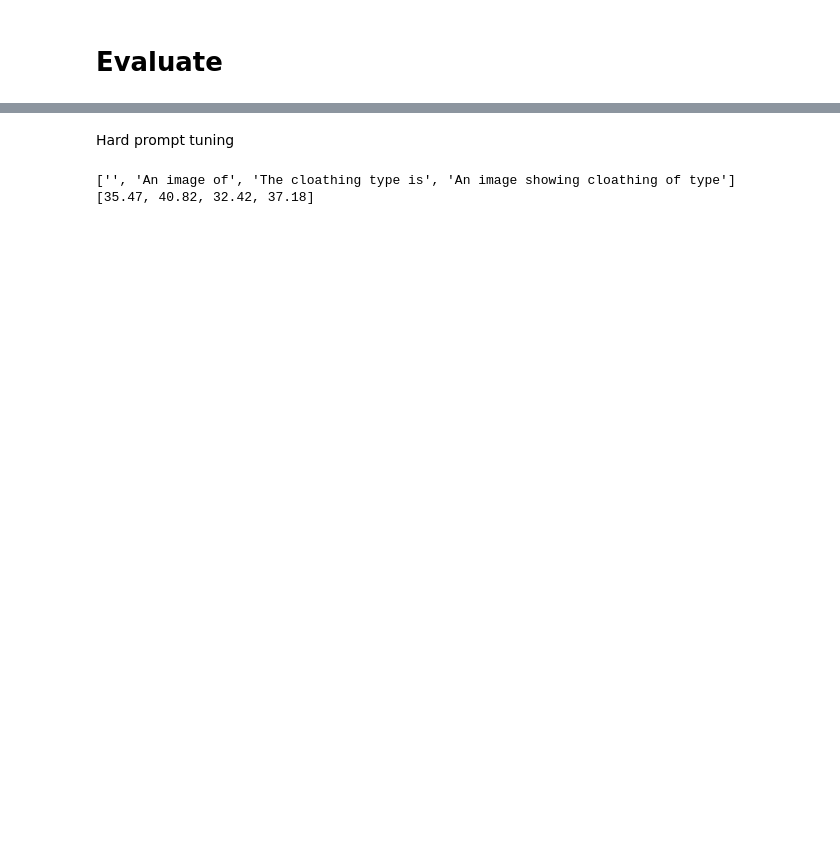
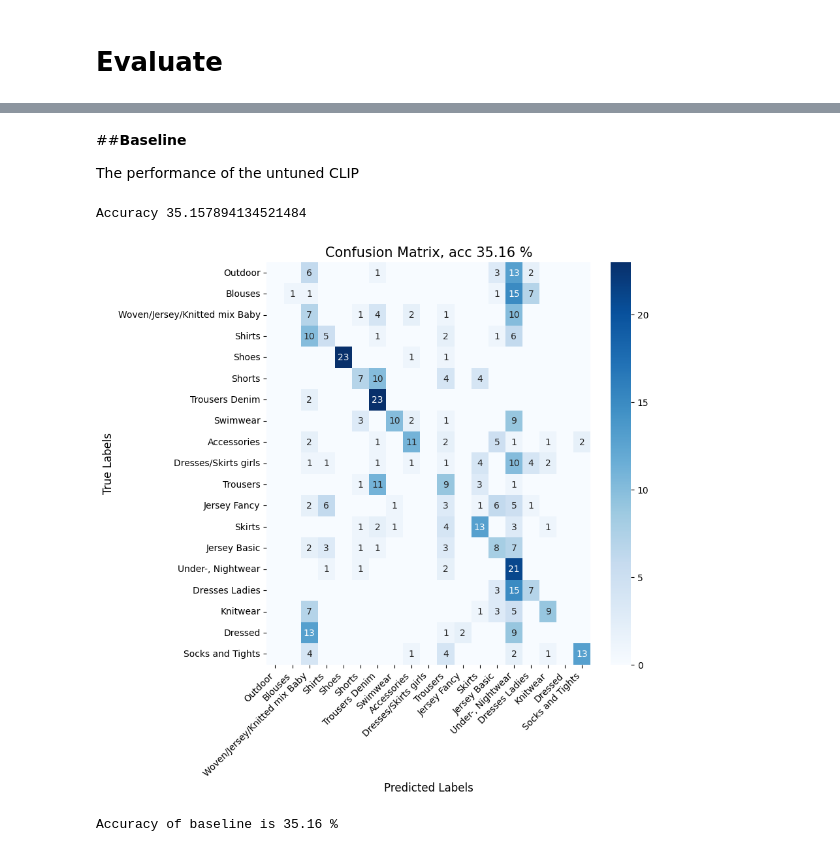
Before and after one commit to Samin765/DD2430_Project, a Jupyter notebook: CLIP_prompt.ipynb, the cells around one changed output, grey strips where cells are left out. Drawn from its saved outputs; the diff is of its cells as text; code cells hidden in the pictures; blank space fills up the shorter version.

```diff
--- a/CLIP_prompt.ipynb
+++ b/CLIP_prompt.ipynb
@@ -29,7 +29,7 @@ SET_SIZES = {
 }
 
 # samples per class in uniform dataset
-N_SAMPLES = 500
+N_SAMPLES = 250
 # %%
 from google.colab import drive
 drive.mount('/content/drive')
@@ -89,6 +94,9 @@ This will create a new dataset and save it as a .pth to google drive.
 # %%
+import datasets
+importlib.reload(datasets)
+
 if CREATE_NEW_DATASET:
-    dataset = HMDataset2(
+    dataset = datasets.HMDataset2(
         articles_csv = HM_DATA_PATH + 'articles.csv',
         image_dir = HM_DATA_PATH + 'images',
         main_class = 'garment_group_name',
@@ -96,7 +104,7 @@ if CREATE_NEW_DATASET:
         processor = transformers.CLIPProcessor.from_pretrained("openai/clip-vit-base-patch32")
     )
     # data per class
-    n_samples = N_SAMPLES
+    n_samples =  N_SAMPLES
 
     assert dataset.articles[dataset.main_class].value_counts().min()>n_samples, 'Can not make balanced set'
 
@@ -144,22 +152,21 @@ def load_from_private_drive():
     #dataset = UniformHMDataset(image_emb, labels , images)
     return image_emb, images, labels
 
-def load_from_project_drive(link='120f1W8QTNJ2d8rn6xLwNJ7m__r1nCyRp'):
+def load_from_project_drive(link):
     """Shared file in drive and insert link id"""
     import gdown
-    output = 'data1.pth'
+    output = 'Dataset_loaded.pth'
     gdown.download(f"https://drive.google.com/uc?id={link}", output, quiet=False)
-    garment_group_name_500 =  torch.load(output)
-    loaded_data = garment_group_name_500 # 500 per class
+    loaded_data = torch.load(output, map_location=device)
     image_emb = loaded_data['image_embedding']
     labels = loaded_data['class_text']
     images = loaded_data['images'] # good to have to see sclaling and transform..
     #dataset = UniformHMDataset(image_emb, labels , images)
     return image_emb, images, labels
 
-project_drive = True # if you want to load from my drive
-if project_drive:
-  data = load_from_project_drive(link='15NxeYIZJ77mkpXGuVattIfvDfWBgF5JD')
+project_drive = False # if you want to load from my drive, NEW SET
+if project_drive:# DO NOT USE TOO OFTEN OR 24h waiting period
+  data = load_from_project_drive(link='16we5aQ_Mbk1791_8WT522HmR0lwlwwqQ')
 else:
   data = load_from_private_drive()
 image_emb0, images0, labels0 = data
@@ -227,0 +192,6 @@ Counter({'Dressed': 50, 'Trousers': 50, 'Dresses Ladies': 50, 'Woven/Jersey/Knit
+# %%
+dataset, dataset_train, dataset_test, dataset_val = datasets.split(labels0, image_emb0, images0, N_SAMPLES, SET_SIZES)
+batch_size = 128
+dataloader_train = DataLoader(dataset_train, batch_size=batch_size, shuffle=True)
+dataloader_val = DataLoader(dataset_val, batch_size=batch_size, shuffle=False)
+dataloader_test = DataLoader(dataset_test, batch_size=batch_size, shuffle=False)
@@ -437,33 +208,19 @@ weighted avg       0.73      0.69      0.70       950
-# %% [markdown]
-Hard prompt tuning
-# %%
-def forward(added_text):
-    all_predictions_hard = []
-    all_labels= []
-    with torch.no_grad():
-        for batch_nr, (image_embeds, labels, images) in enumerate(tqdm(dataloader_train)):
-            text = [added_text+i for i in dataset_test.classes] # for prediction
-            #text = ['An image of a '+i for i in labels] # for training
-            #image_embeds, _ = get_image_emb(model, processor, return_normal(images, processor, 0, False)) #use or not
-            # baseline
-            text_embeds = model_functions.get_text_emb(model, processor, text)
-            logits_per_image1, loss = model_functions.apply_clip(text_embeds, image_embeds, model)
-            probs1 = logits_per_image1.softmax(dim=-1).cpu().numpy()
-
-            predicted_class_base = logits_per_image1.argmax(dim=-1)
-
-            all_predictions_hard.append(predicted_class_base)
-            for lab in labels:
-                all_labels.append(dataset_train.class_to_id[lab])
-    all_predictions_hard=torch.cat(all_predictions_hard).cpu()
-    correct_hard = all_predictions_hard==torch.tensor(all_labels).cpu()
-    return 100*correct_hard.sum()/correct_hard.shape[0]
-perf = []
-texts = ['', 'An image of', 'The cloathing type is', 'An image showing cloathing of type']
-for added_text in texts:
-    perf.append(np.round(forward(added_text).item(),2))
-print(texts)
-print(perf)
-# %% [output]
-['', 'An image of', 'The cloathing type is', 'An image showing cloathing of type']
-[35.47, 40.82, 32.42, 37.18]
+# %% [markdown]
+##**Baseline**
+
+The performance of the untuned CLIP
+# %%
+dataloaders = {'train':dataloader_train, 'val':dataloader_val, 'test':dataloader_test}
+clip = {'m':model, 'p':processor}
+
+ft = training.FinetuneCLIP(dataloaders, clip)
+ft.tt['soft'], ft.tt['LoRA'] = 0, 0 #baseline
+
+ft.initialize({'add':''})  # do not add anything
+all_predictions, all_labels, acc = ft.eval(False)
+utils.confussion_matrix(all_labels, all_predictions, list(dataset_test.class_to_id.keys()),F1=False)
+print(f"Accuracy of baseline is {acc:.2f} %")
+# %% [output]
+Accuracy 35.157894134521484
+[figure, added]
+Accuracy of baseline is 35.16 %
```
Also changed, not shown: parts of 35 cells of this notebook.
